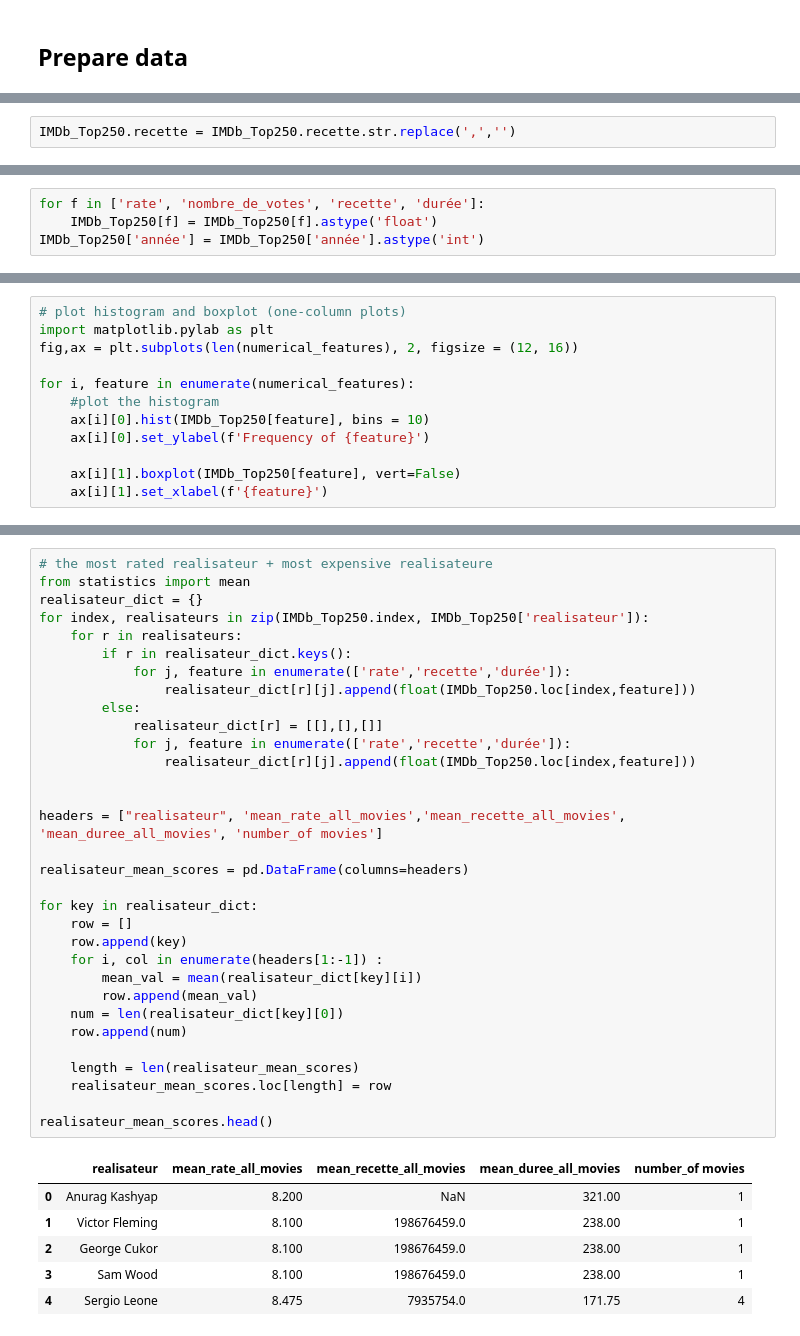
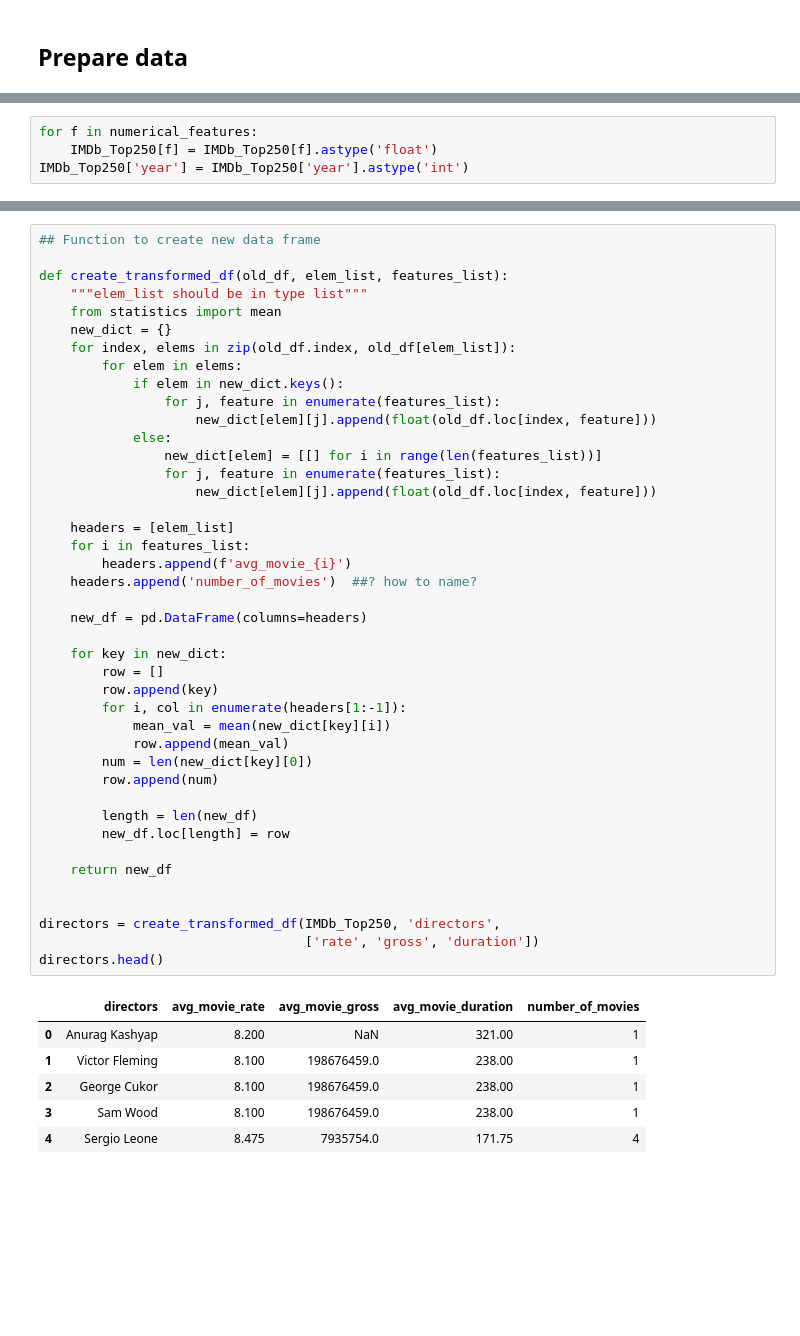
Before and after one commit to rolandina/Analyse_TOP_250_IMBD, a Jupyter notebook: Analyse_TOP_250_IMBD.ipynb, the cells around one changed output, grey strips where cells are left out. Cells and saved outputs as stored; diff of their text form; blank space fills up the shorter version.

```diff
--- a/Analyse_TOP_250_IMBD.ipynb
+++ b/Analyse_TOP_250_IMBD.ipynb
@@ -159,2 +175,0 @@ array(['1994', '1972', '2008', '1974', '1957', '2003', '1993', '2010',
-# %%
-IMDb_Top250.recette = IMDb_Top250.recette.str.replace(',','')
@@ -161,7 +191,7 @@ IMDb_Top250.recette = IMDb_Top250.recette.str.replace(',','')
 # %%
-for f in ['rate', 'nombre_de_votes', 'recette', 'durée']:
+for f in numerical_features:
     IMDb_Top250[f] = IMDb_Top250[f].astype('float')
-IMDb_Top250['année'] = IMDb_Top250['année'].astype('int')
+IMDb_Top250['year'] = IMDb_Top250['year'].astype('int')
 # %%
 IMDb_Top250.info()
 # %% [output]
@@ -183,12 +213,0 @@ memory usage: 17.6+ KB
-# %%
-# plot histogram and boxplot (one-column plots)
-import matplotlib.pylab as plt
-fig,ax = plt.subplots(len(numerical_features), 2, figsize = (12, 16))
-
-for i, feature in enumerate(numerical_features):
-    #plot the histogram
-    ax[i][0].hist(IMDb_Top250[feature], bins = 10)
-    ax[i][0].set_ylabel(f'Frequency of {feature}')
-
-    ax[i][1].boxplot(IMDb_Top250[feature], vert=False)
-    ax[i][1].set_xlabel(f'{feature}')
@@ -372,37 +412,47 @@ IMDb_Top250[IMDb_Top250['recette'].isna()]
 # %%
-# the most rated realisateur + most expensive realisateure
-from statistics import mean
-realisateur_dict = {}
-for index, realisateurs in zip(IMDb_Top250.index, IMDb_Top250['realisateur']):
-    for r in realisateurs:
-        if r in realisateur_dict.keys():
-            for j, feature in enumerate(['rate','recette','durée']):
-                realisateur_dict[r][j].append(float(IMDb_Top250.loc[index,feature]))
-        else:
-            realisateur_dict[r] = [[],[],[]]
-            for j, feature in enumerate(['rate','recette','durée']):
-                realisateur_dict[r][j].append(float(IMDb_Top250.loc[index,feature]))
+## Function to create new data frame
+
+def create_transformed_df(old_df, elem_list, features_list):
+    """elem_list should be in type list"""
+    from statistics import mean
+    new_dict = {}
+    for index, elems in zip(old_df.index, old_df[elem_list]):
+        for elem in elems:
+            if elem in new_dict.keys():
+                for j, feature in enumerate(features_list):
+                    new_dict[elem][j].append(float(old_df.loc[index, feature]))
+            else:
+                new_dict[elem] = [[] for i in range(len(features_list))]
+                for j, feature in enumerate(features_list):
+                    new_dict[elem][j].append(float(old_df.loc[index, feature]))
+
+    headers = [elem_list]
+    for i in features_list:
+        headers.append(f'avg_movie_{i}')
+    headers.append('number_of_movies')  ##? how to name?
+
+    new_df = pd.DataFrame(columns=headers)
+
+    for key in new_dict:
+        row = []
+        row.append(key)
+        for i, col in enumerate(headers[1:-1]):
+            mean_val = mean(new_dict[key][i])
+            row.append(mean_val)
+        num = len(new_dict[key][0])
+        row.append(num)
+
+        length = len(new_df)
+        new_df.loc[length] = row
+
+    return new_df
 
 
-headers = ["realisateur", 'mean_rate_all_movies','mean_recette_all_movies', 'mean_duree_all_movies', 'number_of movies']
-
-realisateur_mean_scores = pd.DataFrame(columns=headers)
-
-for key in realisateur_dict:
-    row = []
-    row.append(key)
-    for i, col in enumerate(headers[1:-1]) :
-        mean_val = mean(realisateur_dict[key][i])
-        row.append(mean_val)
-    num = len(realisateur_dict[key][0])
-    row.append(num)
-
-    length = len(realisateur_mean_scores)
-    realisateur_mean_scores.loc[length] = row
-
-realisateur_mean_scores.head()
+directors = create_transformed_df(IMDb_Top250, 'directors',
+                                  ['rate', 'gross', 'duration'])
+directors.head()
 # %% [output]
-|  | realisateur | mean_rate_all_movies | mean_recette_all_movies | mean_duree_all_movies | number_of movies |
+|  | directors | avg_movie_rate | avg_movie_gross | avg_movie_duration | number_of_movies |
 | 0 | Anurag Kashyap | 8.200 | NaN | 321.00 | 1 |
 | 1 | Victor Fleming | 8.100 | 198676459.0 | 238.00 | 1 |
 | 2 | George Cukor | 8.100 | 198676459.0 | 238.00 | 1 |
```
Also changed, not shown: parts of 56 cells of this notebook.
